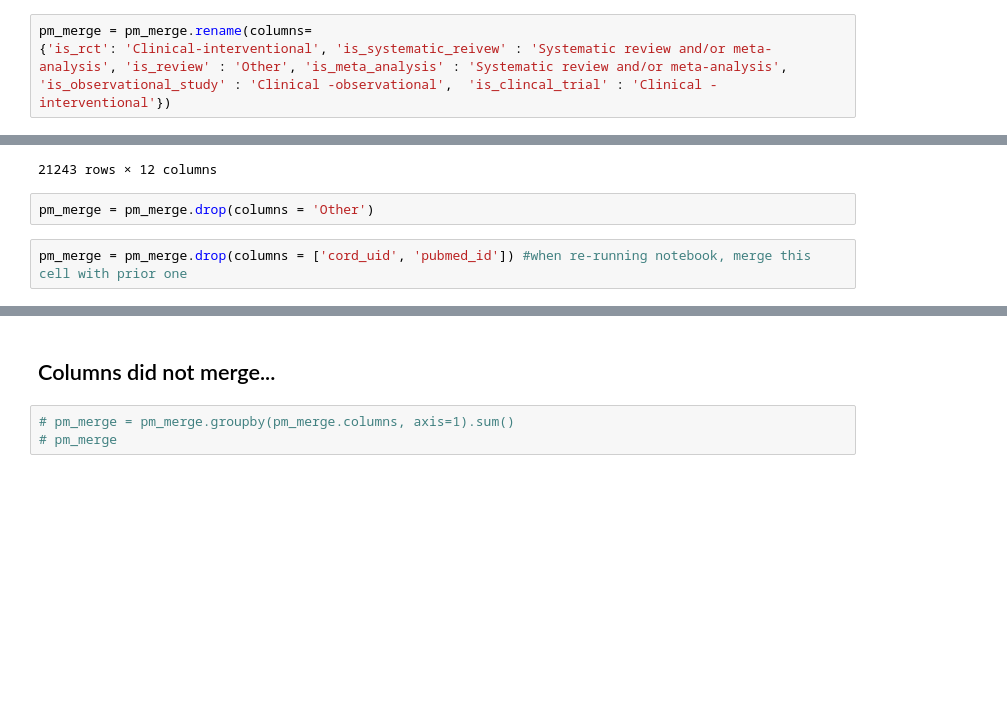
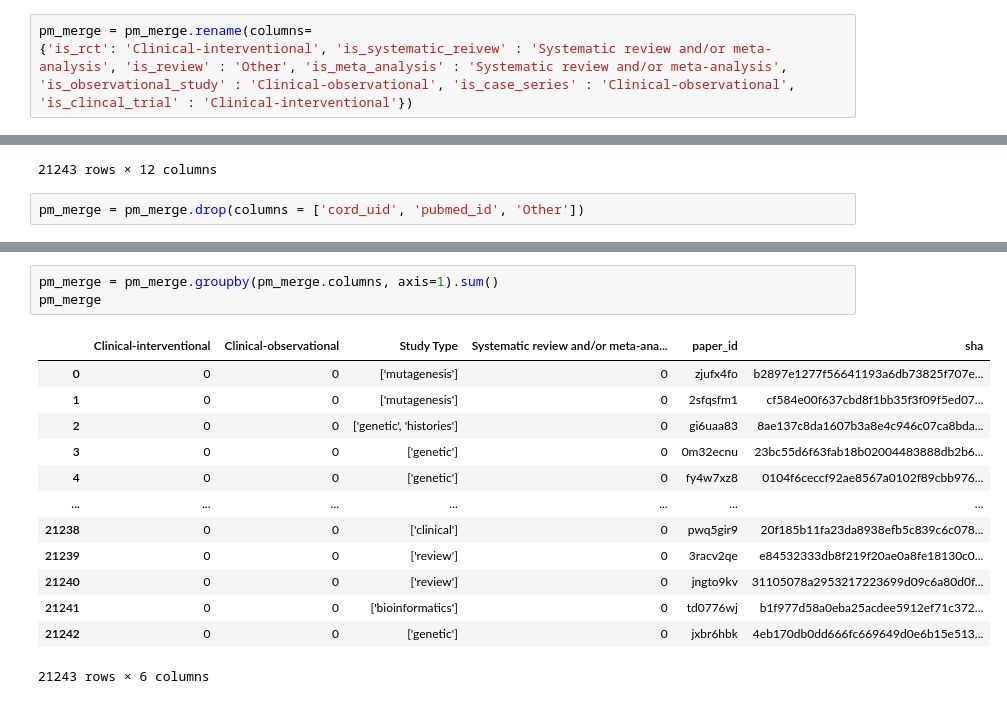
Before and after one commit to mindyng/Covid19, a Jupyter notebook: StudyTypeAnnotations.ipynb, the cells around one changed output, grey strips where cells are left out. Drawn from its saved outputs; the diff is of its cells as text; blank space fills up the shorter version.

```diff
--- a/StudyTypeAnnotations.ipynb
+++ b/StudyTypeAnnotations.ipynb
@@ -582,6 +582,6 @@ Mapping pm_merge labels to cw_merge labels
 # %%
 pm_merge = pm_merge.rename(columns=
-{'is_rct': 'Clinical-interventional', 'is_systematic_reivew' : 'Systematic review and/or meta-analysis', 'is_review' : 'Other', 'is_meta_analysis' : 'Systematic review and/or meta-analysis', 'is_observational_study' : 'Clinical -observational',  'is_clincal_trial' : 'Clinical -interventional'})
+{'is_rct': 'Clinical-interventional', 'is_systematic_reivew' : 'Systematic review and/or meta-analysis', 'is_review' : 'Other', 'is_meta_analysis' : 'Systematic review and/or meta-analysis', 'is_observational_study' : 'Clinical-observational', 'is_case_series' : 'Clinical-observational', 'is_clincal_trial' : 'Clinical-interventional'})
 # %%
 pm_merge
 # %% [output]
@@ -599,6 +599,4 @@ pm_merge
 | 21242 | jxbr6hbk | 4eb170db0dd666fc669649d0e6b15e513... | ['genetic'] | False | False | False | ... |
 21243 rows × 12 columns
 # %%
-pm_merge = pm_merge.drop(columns = 'Other')
+pm_merge = pm_merge.drop(columns = ['cord_uid', 'pubmed_id', 'Other'])
-# %%
-pm_merge = pm_merge.drop(columns = ['cord_uid', 'pubmed_id']) #when re-running notebook, merge this cell with prior one
@@ -621,5 +603,17 @@ pm_merge
-# %% [markdown]
-## Columns did not merge...
 # %%
-# pm_merge = pm_merge.groupby(pm_merge.columns, axis=1).sum()
-# pm_merge
+pm_merge = pm_merge.groupby(pm_merge.columns, axis=1).sum()
+pm_merge
+# %% [output]
+|  | Clinical-interventional | Clinical-observational | Study Type | Systematic review and/or meta-ana... | paper_id | sha |
+| 0 | 0 | 0 | ['mutagenesis'] | 0 | zjufx4fo | b2897e1277f56641193a6db73825f707e... |
+| 1 | 0 | 0 | ['mutagenesis'] | 0 | 2sfqsfm1 | cf584e00f637cbd8f1bb35f3f09f5ed07... |
+| 2 | 0 | 0 | ['genetic', 'histories'] | 0 | gi6uaa83 | 8ae137c8da1607b3a8e4c946c07ca8bda... |
+| 3 | 0 | 0 | ['genetic'] | 0 | 0m32ecnu | 23bc55d6f63fab18b02004483888db2b6... |
+| 4 | 0 | 0 | ['genetic'] | 0 | fy4w7xz8 | 0104f6ceccf92ae8567a0102f89cbb976... |
+| ... | ... | ... | ... | ... | ... | ... |
+| 21238 | 0 | 0 | ['clinical'] | 0 | pwq5gir9 | 20f185b11fa23da8938efb5c839c6c078... |
+| 21239 | 0 | 0 | ['review'] | 0 | 3racv2qe | e84532333db8f219f20ae0a8fe18130c0... |
+| 21240 | 0 | 0 | ['review'] | 0 | jngto9kv | 31105078a2953217223699d09c6a80d0f... |
+| 21241 | 0 | 0 | ['bioinformatics'] | 0 | td0776wj | b1f977d58a0eba25acdee5912ef71c372... |
+| 21242 | 0 | 0 | ['genetic'] | 0 | jxbr6hbk | 4eb170db0dd666fc669649d0e6b15e513... |
+21243 rows × 6 columns
```
Also changed, not shown: parts of 2 cells of this notebook.
